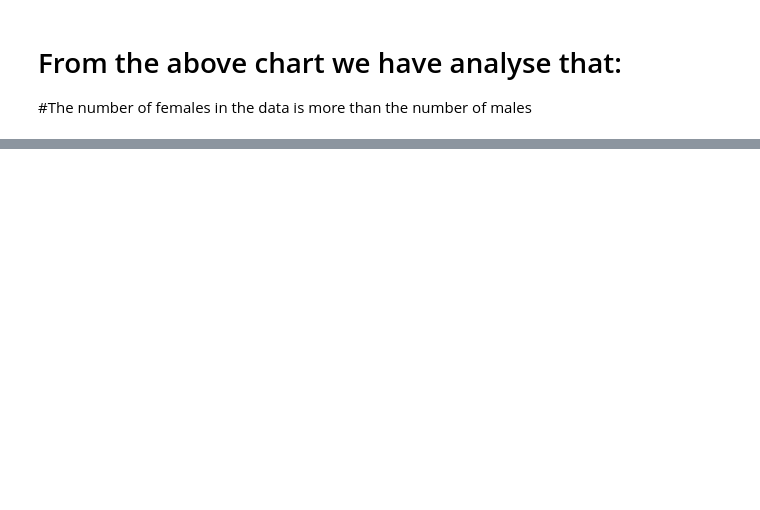
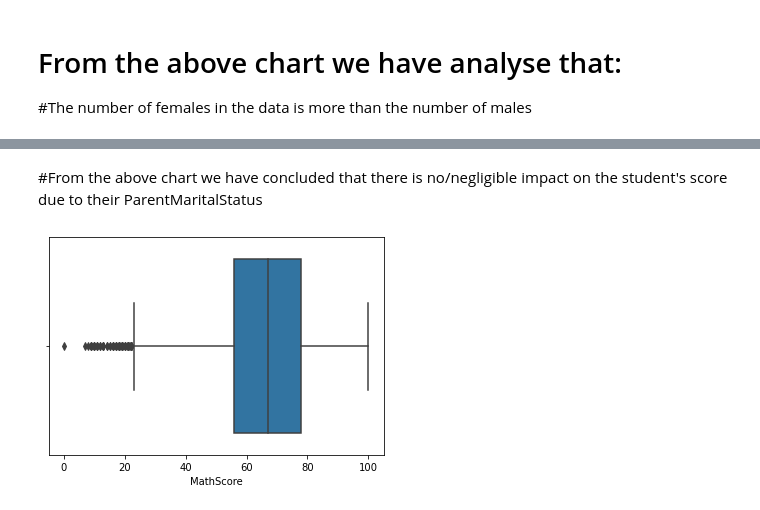
Before and after one commit to rajaram2003/Student-Result-Analysis, a Jupyter notebook: python_code.ipynb, the cells around one changed output, grey strips where cells are left out. Saved outputs shown, nothing was run; the diff lists cells and outputs as text; code cells hidden in the pictures; blank space fills up the shorter version.

```diff
--- a/python_code.ipynb
+++ b/python_code.ipynb
@@ -121,0 +172,7 @@ some high school    62.584013     65.510785
+# %% [markdown]
+#From the above chart we have concluded that there is no/negligible impact on the student's score due to their ParentMaritalStatus
+# %%
+sns.boxplot(data = df, x = "MathScore")
+plt.show()
+# %% [output]
+[figure, added]
```
Also changed, not shown: parts of 9 cells of this notebook.
